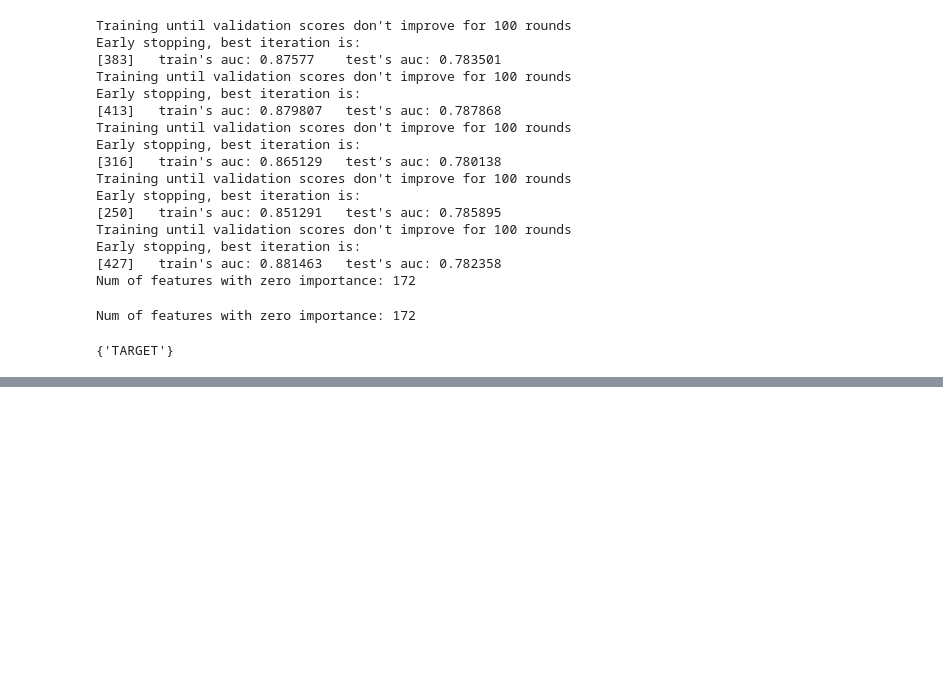
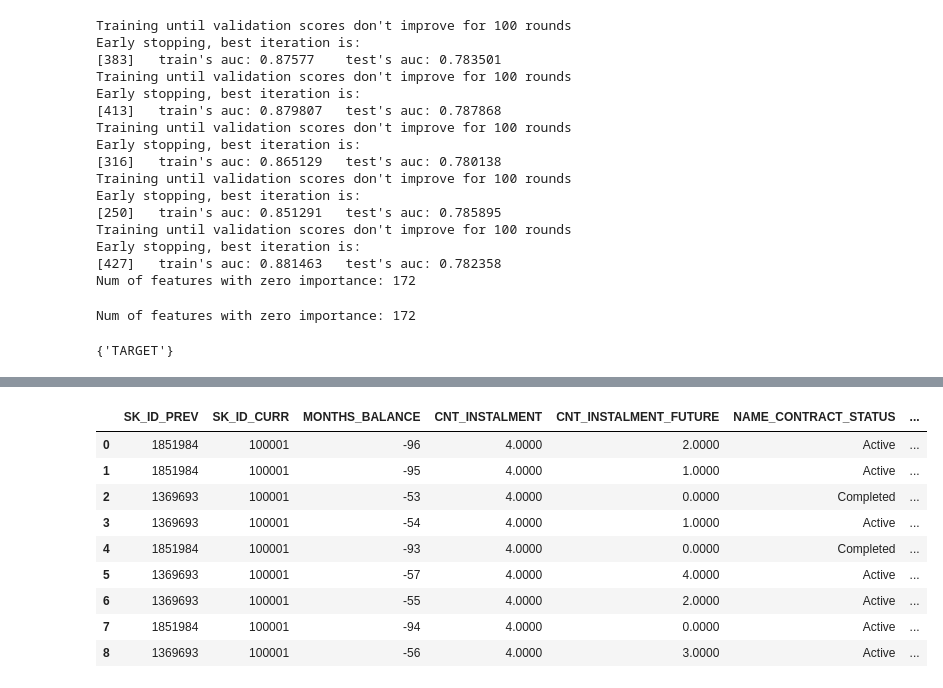
Before and after one commit to akimalikhanov/w, a Jupyter notebook: deploy_notebook.ipynb, the cells around one changed output, grey strips where cells are left out. Cells and saved outputs as stored; diff of their text form; code cells hidden in the pictures; blank space fills up the shorter version.

```diff
--- a/deploy_notebook.ipynb
+++ b/deploy_notebook.ipynb
@@ -496,0 +1231,3 @@ array([0, 0, 0, ..., 0, 1, 1])
+# %%
+with open('../models/pipeline/sample_dtypes_dict.pkl', 'rb') as f:
+    orig_dtypes=pickle.load(f)
@@ -496,0 +1244,13 @@ array([0, 0, 0, ..., 0, 1, 1])
+# %%
+pd.read_csv('../data/clients/100001/cash.csv').astype(orig_dtypes['cash'])
+# %% [output]
+|  | SK_ID_PREV | SK_ID_CURR | MONTHS_BALANCE | CNT_INSTALMENT | CNT_INSTALMENT_FUTURE | NAME_CONTRACT_STATUS | ... |
+| 0 | 1851984 | 100001 | -96 | 4.0000 | 2.0000 | Active | ... |
+| 1 | 1851984 | 100001 | -95 | 4.0000 | 1.0000 | Active | ... |
+| 2 | 1369693 | 100001 | -53 | 4.0000 | 0.0000 | Completed | ... |
+| 3 | 1369693 | 100001 | -54 | 4.0000 | 1.0000 | Active | ... |
+| 4 | 1851984 | 100001 | -93 | 4.0000 | 0.0000 | Completed | ... |
+| 5 | 1369693 | 100001 | -57 | 4.0000 | 4.0000 | Active | ... |
+| 6 | 1369693 | 100001 | -55 | 4.0000 | 2.0000 | Active | ... |
+| 7 | 1851984 | 100001 | -94 | 4.0000 | 0.0000 | Active | ... |
+| 8 | 1369693 | 100001 | -56 | 4.0000 | 3.0000 | Active | ... |
```
Also changed, not shown: parts of 38 cells of this notebook, 1 other file.
